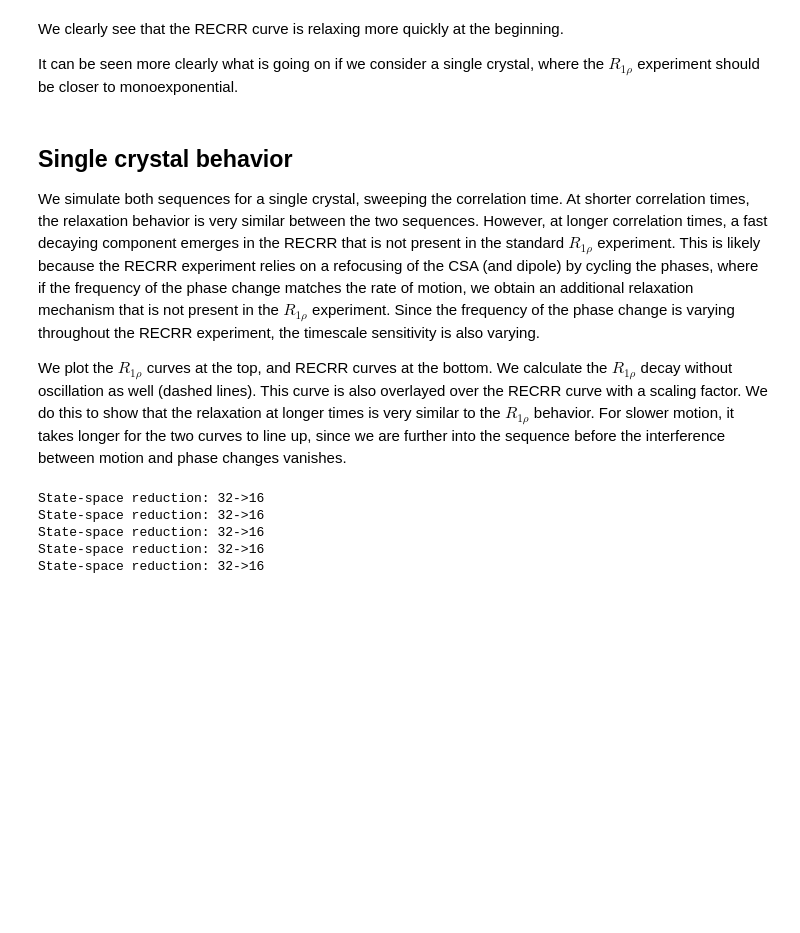
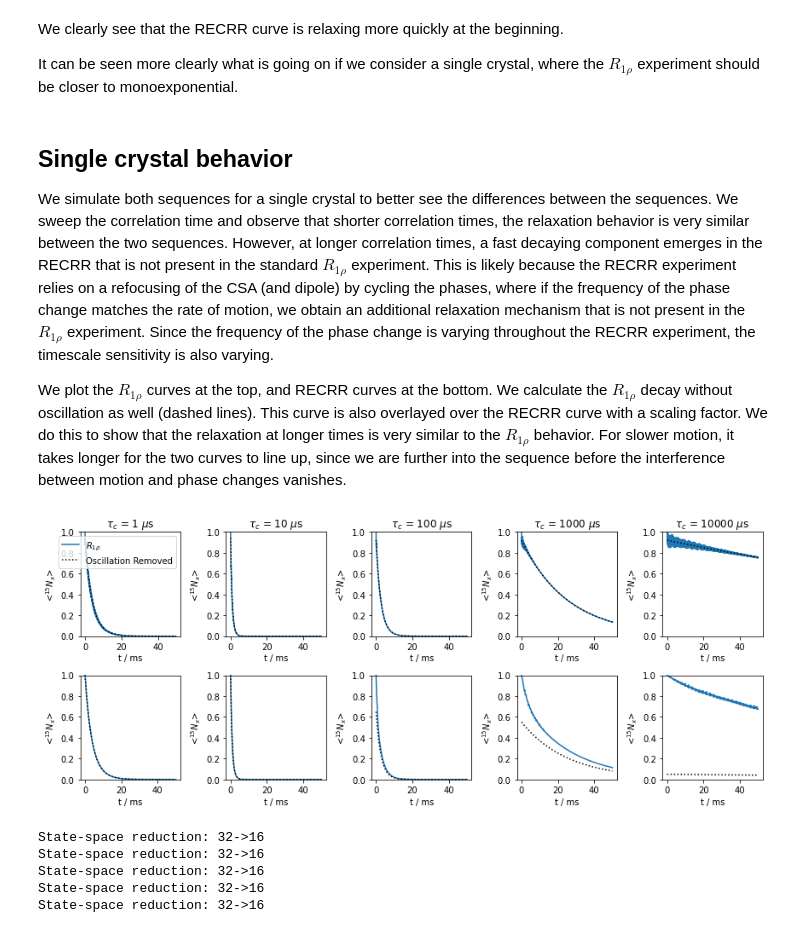
Before and after one commit to alsinmr/SLEEPY_tutorial, a Jupyter notebook: Chapters/Chapter3/Ch3_RECRR.ipynb, the cells around one changed output. Cells and saved outputs as stored; diff of their text form; code cells hidden in the pictures; blank space fills up the shorter version.

```diff
--- a/Chapters/Chapter3/Ch3_RECRR.ipynb
+++ b/Chapters/Chapter3/Ch3_RECRR.ipynb
@@ -60,4 +78,5 @@ We start with the standard $R_{1\rho}$ experiment
 # %%
+Ux=seqx.U()
 r1p,A=R1p.extract_decay_rates(Ux,mode='avg')
 #sc is the fraction of the total signal that undergoes decay without oscillation
 sc=(A*ex0.pwdavg.weight).sum()
@@ -84,0 +95,13 @@ _=RECRR.plot()
+# %%
+Ux=seqx.U()
+Umx=seqmx.U()
+UA=seqA.U()  #First half of sequence
+UB=seqB.U() #Second half of sequence
+
+RECRR()
+for n in range(200):
+    RECRR.reset()  #Reset density matrix
+    UB*UA*RECRR    #Propagate by both first and second parts of sequence
+    RECRR()        #Detect
+    UA=Ux*UA*Ux    #Add 1 rotor period to each side of UA (x)
+    UB=Umx*UB*Umx  #Add 1 rotor period to each side of UB (-x)
@@ -97,9 +124,54 @@ We clearly see that the RECRR curve is relaxing more quickly at the beginning.
 It can be seen more clearly what is going on if we consider a single crystal, where the $R_{1\rho}$ experiment should be closer to monoexponential.
 # %% [markdown]
 ## Single crystal behavior
-We simulate both sequences for a single crystal, sweeping the correlation time. At shorter correlation times, the relaxation behavior is very similar between the two sequences. However, at longer correlation times, a fast decaying component emerges in the RECRR that is not present in the standard $R_{1\rho}$ experiment. This is likely because the RECRR experiment relies on a refocusing of the CSA (and dipole) by cycling the phases, where if the frequency of the phase change matches the rate of motion, we obtain an additional relaxation mechanism that is not present in the $R_{1\rho}$ experiment. Since the frequency of the phase change is varying throughout the RECRR experiment, the timescale sensitivity is also varying.
+We simulate both sequences for a single crystal to better see the differences between the sequences. We sweep the correlation time and observe that shorter correlation times, the relaxation behavior is very similar between the two sequences. However, at longer correlation times, a fast decaying component emerges in the RECRR that is not present in the standard $R_{1\rho}$ experiment. This is likely because the RECRR experiment relies on a refocusing of the CSA (and dipole) by cycling the phases, where if the frequency of the phase change matches the rate of motion, we obtain an additional relaxation mechanism that is not present in the $R_{1\rho}$ experiment. Since the frequency of the phase change is varying throughout the RECRR experiment, the timescale sensitivity is also varying.
 
 We plot the $R_{1\rho}$ curves at the top, and RECRR curves at the bottom. We calculate the $R_{1\rho}$ decay without oscillation as well (dashed lines). This curve is also overlayed over the RECRR curve with a scaling factor. We do this to show that the relaxation at longer times is very similar to the $R_{1\rho}$ behavior. For slower motion, it takes longer for the two curves to line up, since we are further into the sequence before the interference between motion and phase changes vanishes.
+# %%
+ex0.pwdavg=sl.PowderAvg()[10]
+ex0.n_gamma=50
+
+
+fig,ax0=plt.subplots(2,5,figsize=[12,5])
+for tc,ax,sc in zip([1e-6,1e-5,1e-4,1e-3,1e-2],ax0.T,[1,1,.65,.55,.05]):
+    L.kex=sl.Tools.twoSite_kex(tc=tc)
+
+    Ux=seqx.U()
+    Umx=seqmx.U()
+    UA=seqA.U()
+    UB=seqB.U()
+
+    R1p.clear(data_only=True)  #This keeps the Liouvillian in R1p
+    #Without this, we would have to re-determine how R1p is block diagonal
+    RECRR.clear(data_only=True)
+
+    # R1p calculation
+    A,r1p=R1p.extract_decay_rates(Ux,mode='rates')
+    A,r1p=A[0],r1p[0]  #Index runs over the powder average, but we just have one element
+    R1p.DetProp(Ux,n=800)
+
+    R1p.plot(ax=ax[0])
+
+    # Here we calculate the oscillation-free decay from R1p
+    I=np.sum([A0*np.exp(-r1p0*R1p.t_axis) for A0,r1p0 in zip(r1p,A)],axis=0)
+
+    ax[0].plot(R1p.t_axis*1e3,I,linestyle=':',color='black')
+    ax[0].set_title(fr'$\tau_c$ = {tc*1e6:.0f} $\mu$s')
+
+    # RECRR calculation
+    RECRR()
+    for k in range(200):
+        RECRR.reset()
+        (UB*UA*RECRR)()
+        UA=Ux*UA*Ux
+        UB=Umx*UB*Umx
+    RECRR.plot(ax=ax[1])
+    ax[1].plot(R1p.t_axis*1e3,I/I[0]*sc,linestyle=':',color='black')
+    for a in ax:a.set_ylim([0,1])
+fig.tight_layout()
+_=ax0[0,0].legend((r'$R_{1\rho}$',r'Oscillation Removed'))
+# %% [output]
+[figure, added]
 # %%
 fig,ax0=plt.subplots(2,5,figsize=[12,5])
 for tc,ax,sc in zip([1e-6,1e-5,1e-4,1e-3,1e-2],ax0.T,[1,1,.65,.55,.05]):
```
Also changed, not shown: parts of 11 cells of this notebook.
